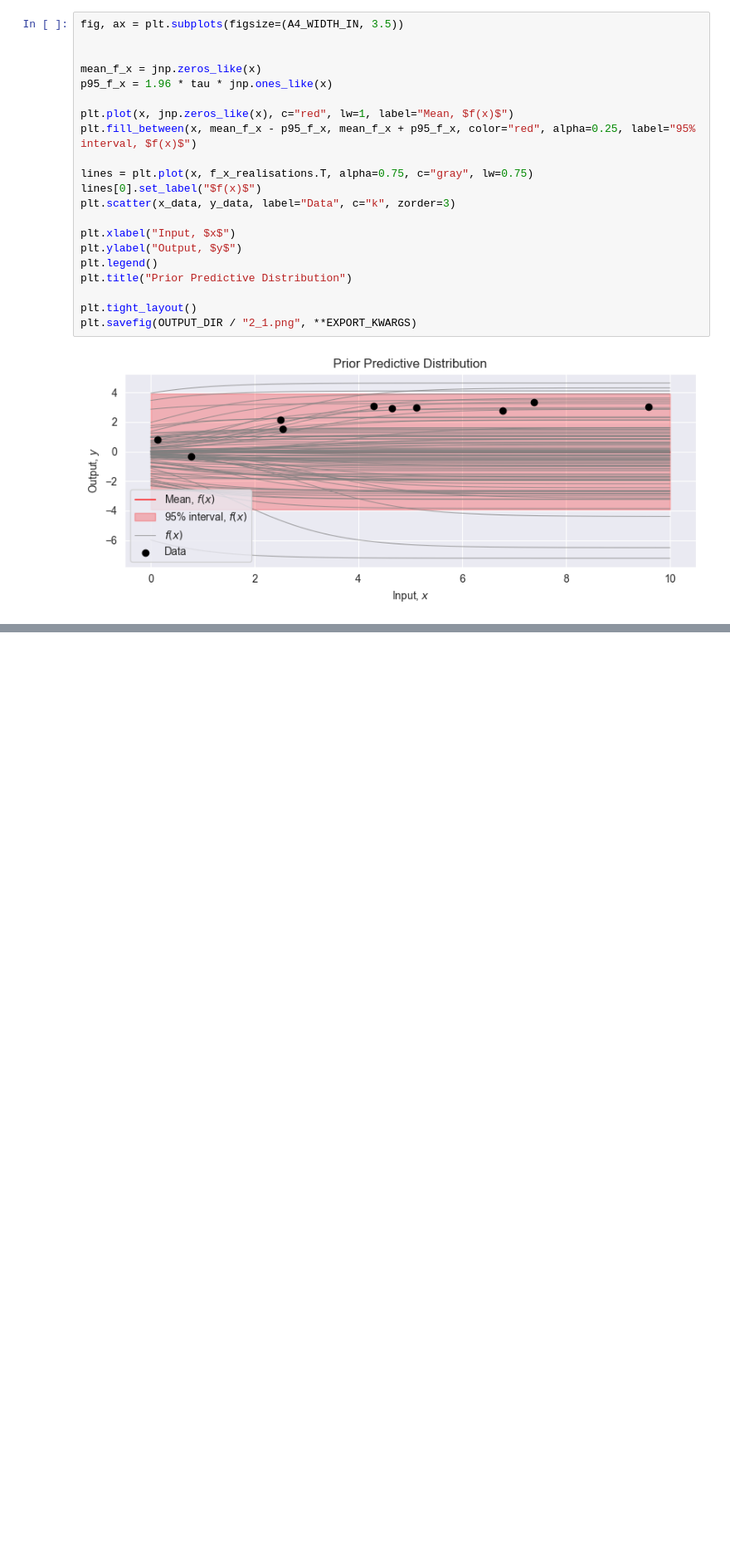
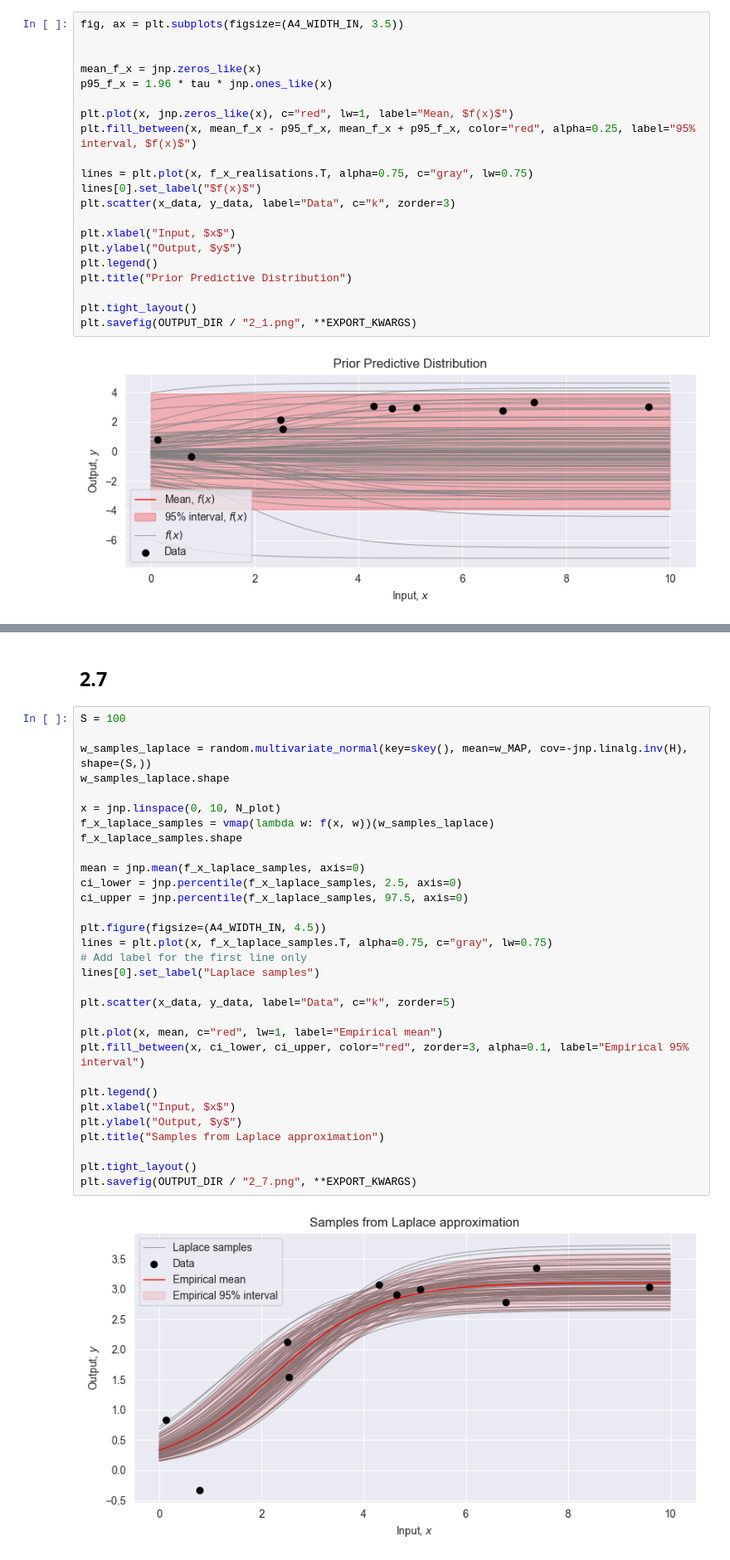
Before and after one commit to JeppeKlitgaard/DTU-02477-Bayesian-Machine-Learning, a Jupyter notebook: F26/Assignment2/notebooks/jk_2.ipynb, the cells around one changed output, grey strips where cells are left out. Shown at 83% size. Saved outputs shown, nothing was run; the diff lists cells and outputs as text; blank space fills up the shorter version.

```diff
--- a/F26/Assignment2/notebooks/jk_2.ipynb
+++ b/F26/Assignment2/notebooks/jk_2.ipynb
@@ -152,0 +303,35 @@ plt.savefig(OUTPUT_DIR / "2_1.png", **EXPORT_KWARGS)
+# %% [markdown]
+## 2.7
+# %%
+S = 100
+
+w_samples_laplace = random.multivariate_normal(key=skey(), mean=w_MAP, cov=-jnp.linalg.inv(H), shape=(S,))
+w_samples_laplace.shape
+
+x = jnp.linspace(0, 10, N_plot)
+f_x_laplace_samples = vmap(lambda w: f(x, w))(w_samples_laplace)
+f_x_laplace_samples.shape
+
+mean = jnp.mean(f_x_laplace_samples, axis=0)
+ci_lower = jnp.percentile(f_x_laplace_samples, 2.5, axis=0)
+ci_upper = jnp.percentile(f_x_laplace_samples, 97.5, axis=0)
+
+plt.figure(figsize=(A4_WIDTH_IN, 4.5))
+lines = plt.plot(x, f_x_laplace_samples.T, alpha=0.75, c="gray", lw=0.75)
+# Add label for the first line only
+lines[0].set_label("Laplace samples")
+
+plt.scatter(x_data, y_data, label="Data", c="k", zorder=5)
+
+plt.plot(x, mean, c="red", lw=1, label="Empirical mean")
+plt.fill_between(x, ci_lower, ci_upper, color="red", zorder=3, alpha=0.1, label="Empirical 95% interval")
+
+plt.legend()
+plt.xlabel("Input, $x$")
+plt.ylabel("Output, $y$")
+plt.title("Samples from Laplace approximation")
+
+plt.tight_layout()
+plt.savefig(OUTPUT_DIR / "2_7.png", **EXPORT_KWARGS)
+# %% [output]
+[figure, added]
```
Also changed, not shown: parts of 13 cells of this notebook, 4 other files.
